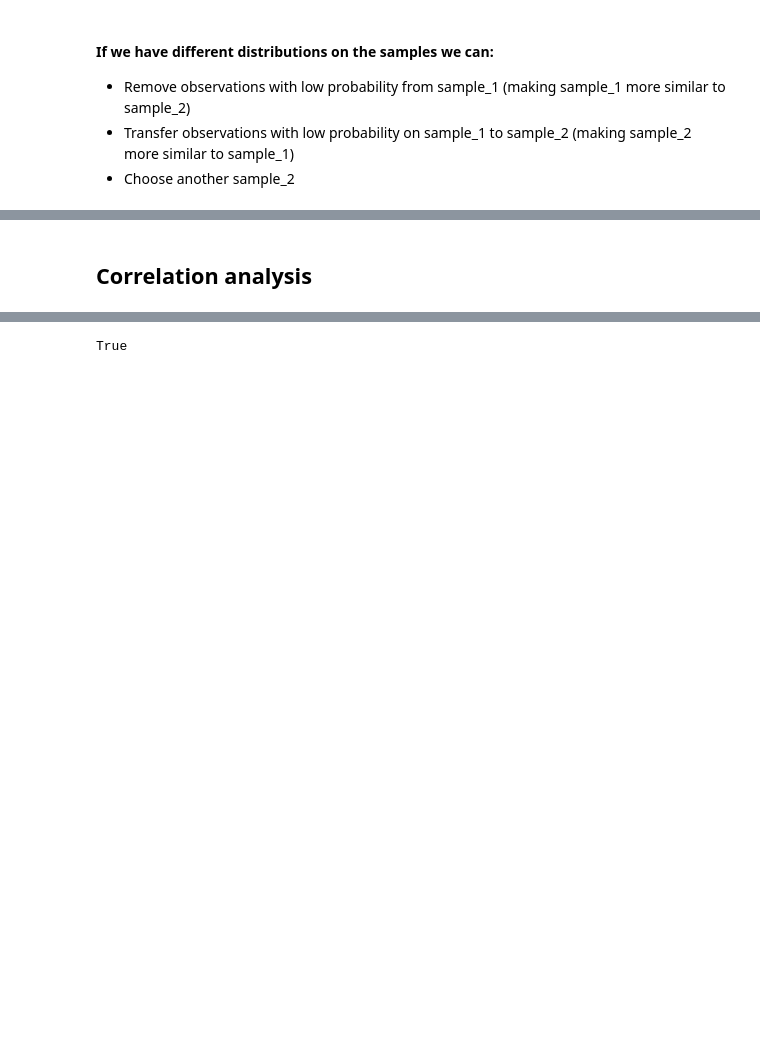
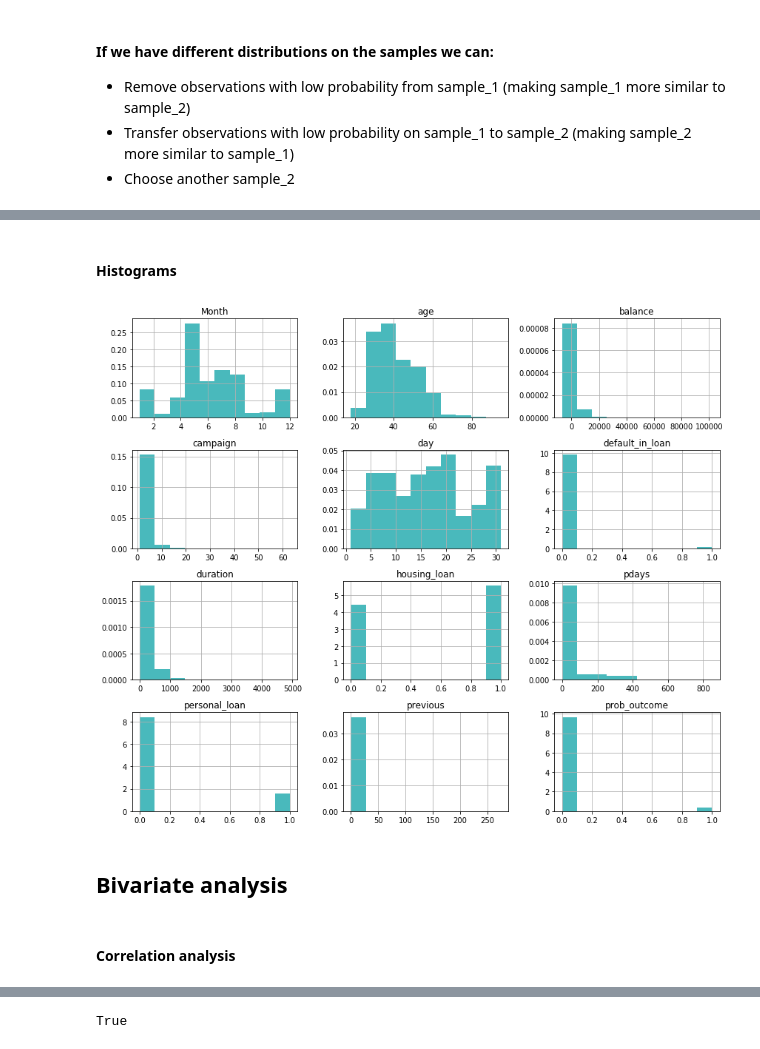
Before and after one commit to hveigz/machine-learning-misc, a Jupyter notebook: ML-Workflow/ML-Workflow.ipynb, the cells around one changed output, grey strips where cells are left out. Cells and saved outputs as stored; diff of their text form; code cells hidden in the pictures; blank space fills up the shorter version.

```diff
--- a/ML-Workflow/ML-Workflow.ipynb
+++ b/ML-Workflow/ML-Workflow.ipynb
@@ -117,11 +113,11 @@ dataset = dataset.drop(["month","default","housing","loan", "poutcome","y"], axi
 
 dataset['id'] = range(len(dataset))
 # %%
-categorical_vars =[]
+categorical_vars_t =[]
 numerical_vars=[]
 for i in dataset.drop(["target","id"], axis=1).columns.tolist():
     if dataset[i].dtype == 'O':
-        categorical_vars.append(i)
+        categorical_vars_t.append(i)
     else:
         numerical_vars.append(i)
 # %%
@@ -222,6 +204,17 @@ telephone          0
 dtype: int64
+# %% [markdown]
+#### Histograms
+# %%
+data_train[numerical_vars].hist(figsize=(12,10), density=True, color="#49b9bc")
+plt.tight_layout()
+plt.show()
+# %% [output]
+[figure, added]
+# %% [markdown]
+<a id='bivariate_analysis'></a>
+## Bivariate analysis
 # %% [markdown]
-## Correlation analysis
+#### Correlation analysis
 # %%
 corr, corr_net = correlation_analysis(data_train.drop("id", axis=1), corr_limit=0.6)
 # %%
```
Also changed, not shown: parts of 19 cells of this notebook.
